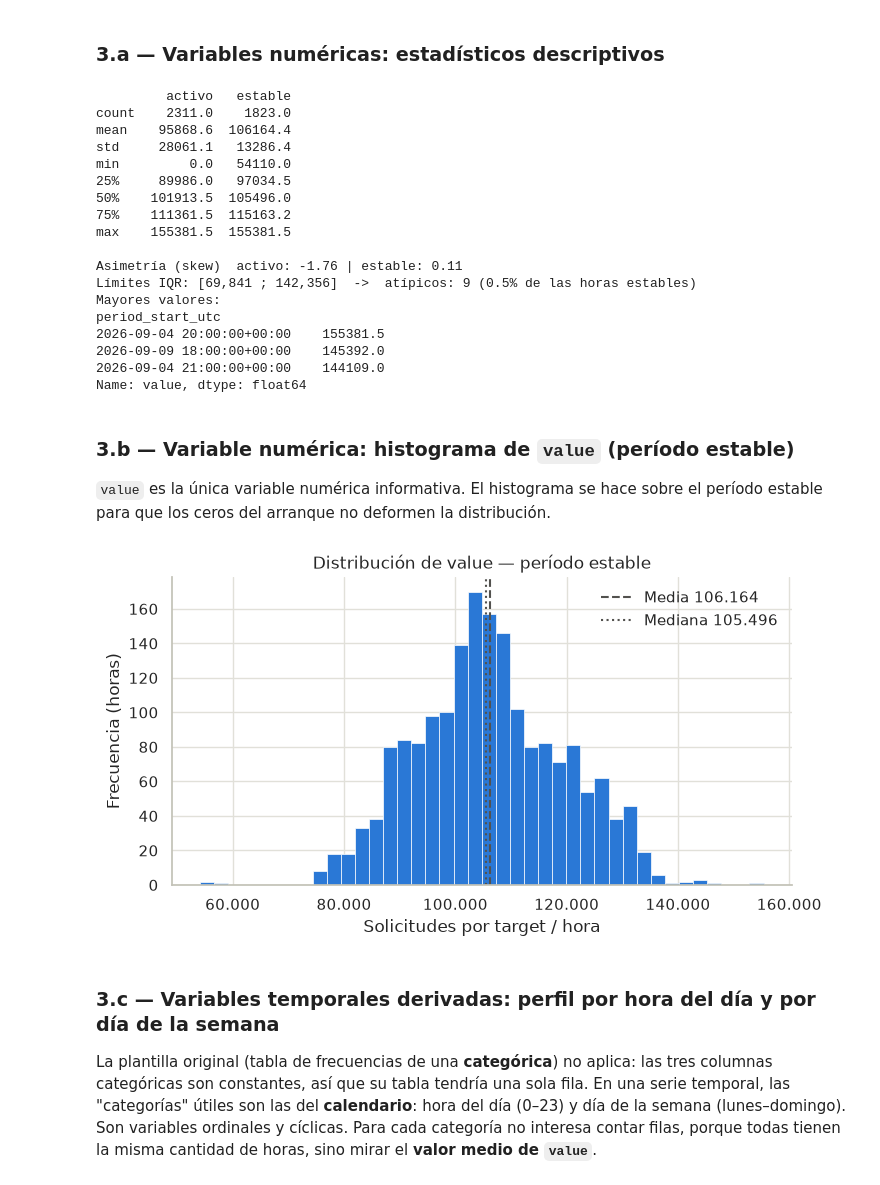
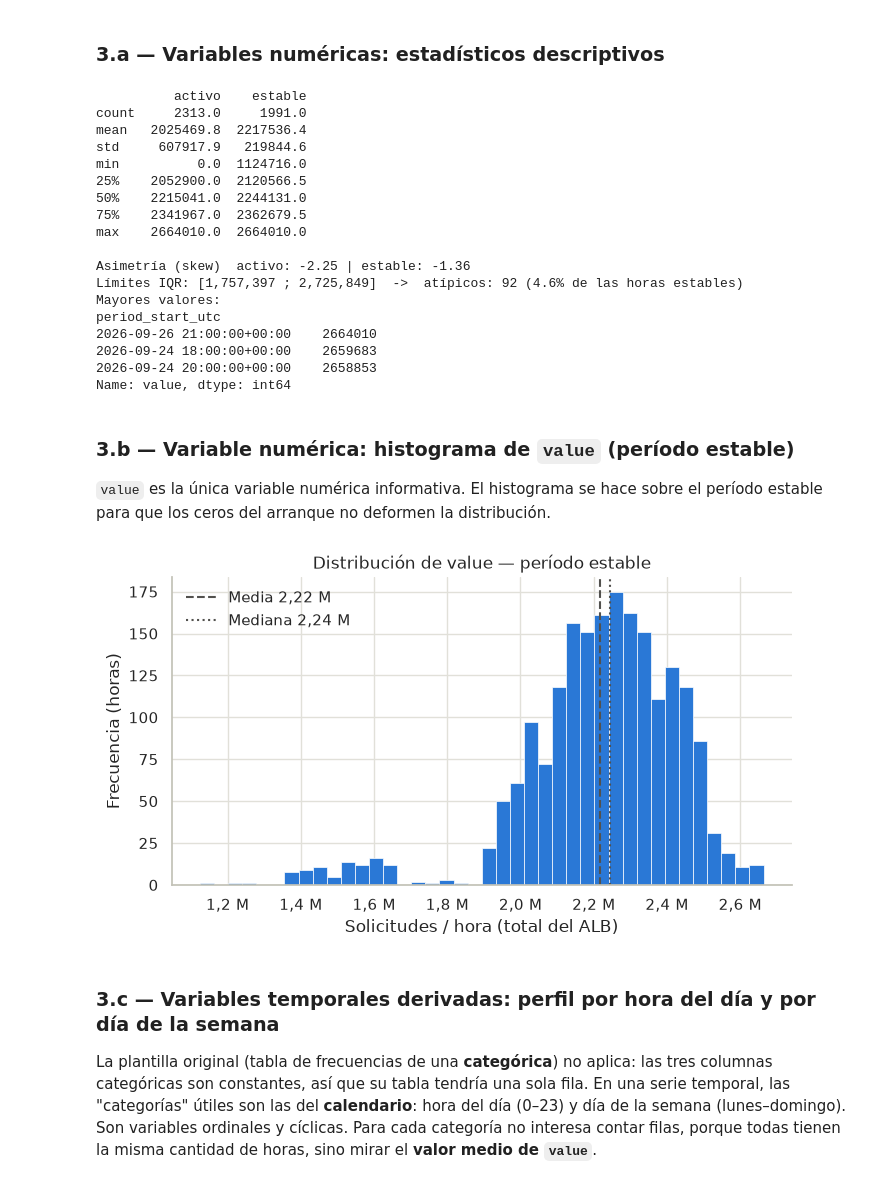
Before and after one commit to Juanma300102/mcd-ua-automated-learning-, a Jupyter notebook: TP_Analisis_de_Dataset_v3.ipynb, the cells around one changed output. Saved outputs shown, nothing was run; the diff lists cells and outputs as text; code cells hidden in the pictures.

```diff
--- a/TP_Analisis_de_Dataset_v3.ipynb
+++ b/TP_Analisis_de_Dataset_v3.ipynb
@@ -90,7 +90,7 @@ Completen la celda de código según la opción elegida. Dejen **descomentada so
 # Si el archivo no está y el notebook corre en Google Colab, se ofrece subirlo.
 from pathlib import Path
 
-ruta_csv = Path("data/store-service-request-count-per-target-hourly-since-2026-05-01.csv")
+ruta_csv = Path("data/alb-request-count-hourly-since-2026-05-01.csv")
 
 if not ruta_csv.exists():
     try:
@@ -281,7 +280,8 @@ En la Etapa 2 vimos que la serie tiene tramos con significados distintos: un per
 AZUL = "#2a78d6"     # color de la serie
 TINTA = "#52514e"    # líneas de referencia y textos secundarios
 plt.rcParams.update({"axes.edgecolor": "#c3c2b7", "grid.color": "#e1e0d9",
-                     "axes.spines.top": False, "axes.spines.right": False})
+                     "axes.spines.top": False, "axes.spines.right": False,
+                     "axes.formatter.limits": (-9, 9)})   # evita la notación científica en los ejes
 
 # Formato de números en convención española: punto para miles, coma para decimales
 from matplotlib.ticker import FuncFormatter
@@ -292,10 +292,10 @@ def numero_es(x, decimales=0):
 
 EJE_ES = FuncFormatter(lambda x, pos: numero_es(x, 0 if float(x).is_integer() else 1))
 EJE_MILLONES = FuncFormatter(lambda x, pos: numero_es(x / 1e6, 1) + " M")
-FORMATO_VALOR = EJE_ES   # los valores de esta serie no llegan al millón
+FORMATO_VALOR = EJE_MILLONES   # los valores de esta serie llegan a millones: se abrevian
 
 def valor_es(x):
-    return numero_es(x)
+    return numero_es(x / 1e6, 2) + " M"
 
 # Serie indexada por tiempo (definida también en la Etapa 2; se recalcula para que la sección sea autocontenida)
 serie = df.set_index("period_start_utc")["value"].sort_index()
@@ -323,10 +323,10 @@ ax.plot(serie.index, serie.rolling(24 * 7).mean(), color=AZUL, linewidth=2, labe
 ax.axvspan(serie.index.min(), inicio_activo, color="#e1e0d9", alpha=0.6)
 ax.axvspan(inicio_activo, inicio_estable, color="#e1e0d9", alpha=0.3)
 ax.text(serie.index.min(), serie.max() * 0.95, "  Sin tráfico", color=TINTA)
-ax.text(inicio_activo, serie.max() * 0.95, " Puesta en\n marcha", color=TINTA, va="top")
+ax.text(inicio_activo, serie.max() * 0.80, " Puesta en\n marcha", color=TINTA, va="top")
 ax.text(inicio_estable, serie.max() * 0.95, "  Operación estable", color=TINTA)
-ax.set_title("RequestCountPerTarget por hora (UTC)")
-ax.set_ylabel("Solicitudes por target / hora")
+ax.set_title("RequestCount del ALB por hora (UTC)")
+ax.set_ylabel("Solicitudes / hora (total del ALB)")
 ax.yaxis.set_major_formatter(FORMATO_VALOR)
 ax.legend(loc="lower right", frameon=False)
 plt.show()
@@ -368,42 +368,42 @@ print(f"Límites IQR: [{lim_inf:,.0f} ; {lim_sup:,.0f}]  ->  atípicos: {len(ati
 print("Mayores valores:")
 print(estable.nlargest(3))
 # %% [output]
-         activo   estable
-count    2311.0    1823.0
-mean    95868.6  106164.4
-std     28061.1   13286.4
-min         0.0   54110.0
-25%     89986.0   97034.5
-50%    101913.5  105496.0
-75%    111361.5  115163.2
-max    155381.5  155381.5
+          activo    estable
+count     2313.0     1991.0
+mean   2025469.8  2217536.4
+std     607917.9   219844.6
+min          0.0  1124716.0
+25%    2052900.0  2120566.5
+50%    2215041.0  2244131.0
+75%    2341967.0  2362679.5
+max    2664010.0  2664010.0
 
-Asimetría (skew)  activo: -1.76 | estable: 0.11
-Límites IQR: [69,841 ; 142,356]  ->  atípicos: 9 (0.5% de las horas estables)
+Asimetría (skew)  activo: -2.25 | estable: -1.36
+Límites IQR: [1,757,397 ; 2,725,849]  ->  atípicos: 92 (4.6% de las horas estables)
 Mayores valores:
 period_start_utc
-2026-09-04 20:00:00+00:00    155381.5
-2026-09-09 18:00:00+00:00    145392.0
-2026-09-04 21:00:00+00:00    144109.0
-Name: value, dtype: float64
+2026-09-26 21:00:00+00:00    2664010
+2026-09-24 18:00:00+00:00    2659683
+2026-09-24 20:00:00+00:00    2658853
+Name: value, dtype: int64
 # %% [markdown]
 ### 3.b — Variable numérica: histograma de `value` (período estable)
 `value` es la única variable numérica informativa. El histograma se hace sobre el período estable para que los ceros del arranque no deformen la distribución.
 # %%
 columna_numerica = "value"   # única variable numérica informativa del dataset
 
 fig, ax = plt.subplots()
 ax.hist(estable, bins=40, color=AZUL, edgecolor="white", linewidth=0.5)
 ax.axvline(estable.mean(), color=TINTA, linestyle="--", linewidth=1.5, label=f"Media {valor_es(estable.mean())}")
 ax.axvline(estable.median(), color=TINTA, linestyle=":", linewidth=1.5, label=f"Mediana {valor_es(estable.median())}")
 ax.set_title(f"Distribución de {columna_numerica} — período estable")
-ax.set_xlabel("Solicitudes por target / hora")
+ax.set_xlabel("Solicitudes / hora (total del ALB)")
 ax.set_ylabel("Frecuencia (horas)")
 ax.xaxis.set_major_formatter(FORMATO_VALOR)
 ax.legend(frameon=False)
 plt.show()
 # %% [output]
-[figure, old version]
+[figure, new version]
 # %% [markdown]
 ### 3.c — Variables temporales derivadas: perfil por hora del día y por día de la semana
 La plantilla original (tabla de frecuencias de una **categórica**) no aplica: las tres columnas categóricas son constantes, así que su tabla tendría una sola fila. En una serie temporal, las "categorías" útiles son las del **calendario**: hora del día (0–23) y día de la semana (lunes–domingo). Son variables ordinales y cíclicas. Para cada categoría no interesa contar filas, porque todas tienen la misma cantidad de horas, sino mirar el **valor medio de `value`**.
```
Also changed, not shown: parts of 18 cells of this notebook, 15 other files.
